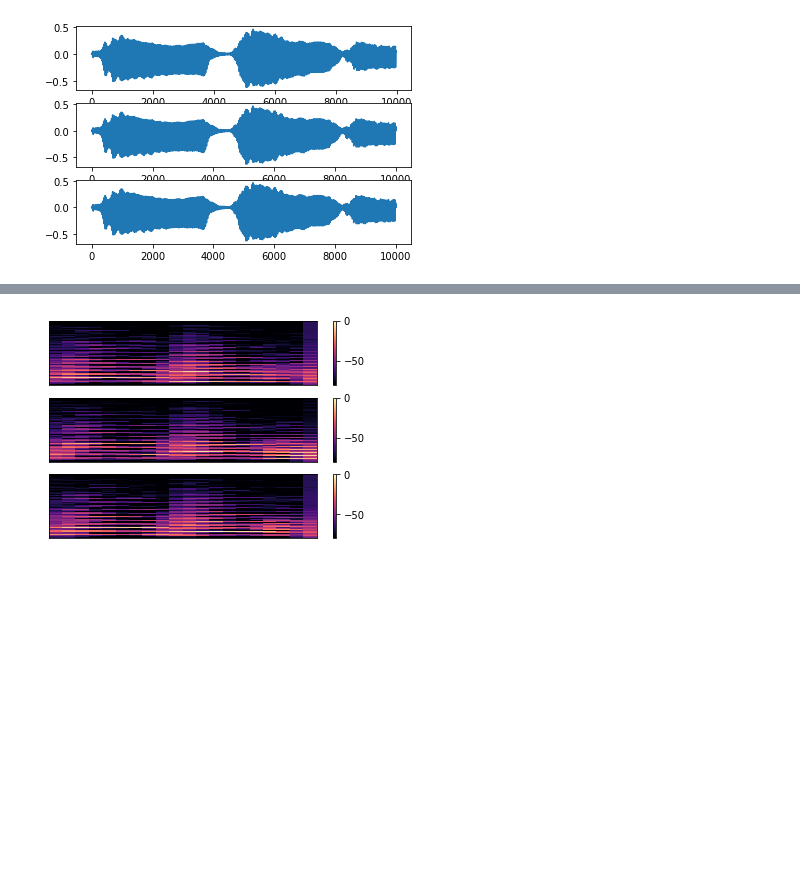
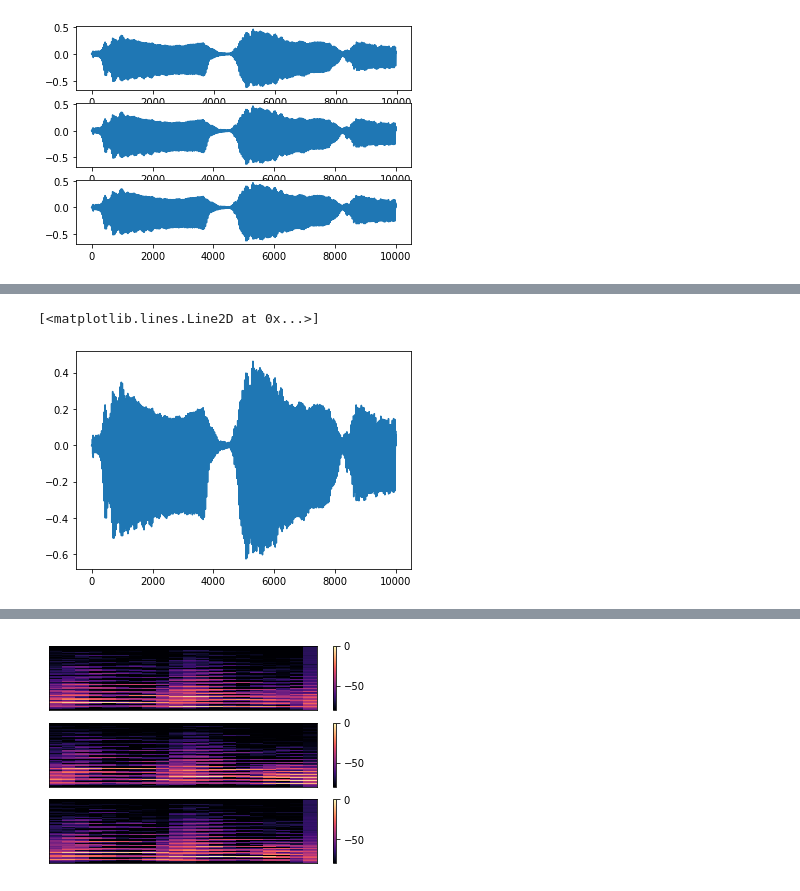
Before and after one commit to ooshyun/Digital-Filter-Design, a Jupyter notebook: study/wola/overlap_and_add.ipynb, the cells around one changed output, grey strips where cells are left out. Drawn from its saved outputs; the diff is of its cells as text; code cells hidden in the pictures; blank space fills up the shorter version.

```diff
--- a/study/wola/overlap_and_add.ipynb
+++ b/study/wola/overlap_and_add.ipynb
@@ -187,3 +196,8 @@ ax2.plot(wav_result_istft)
+# %%
+plt.plot(wav[:10000])
+# %% [output]
+[<matplotlib.lines.Line2D at 0x...>]
+[figure, added]
 # %%
 ipd.Audio(data=wav, rate=sr)
 # %% [output]
```
Also changed, not shown: parts of 8 cells of this notebook, 3 other files.
